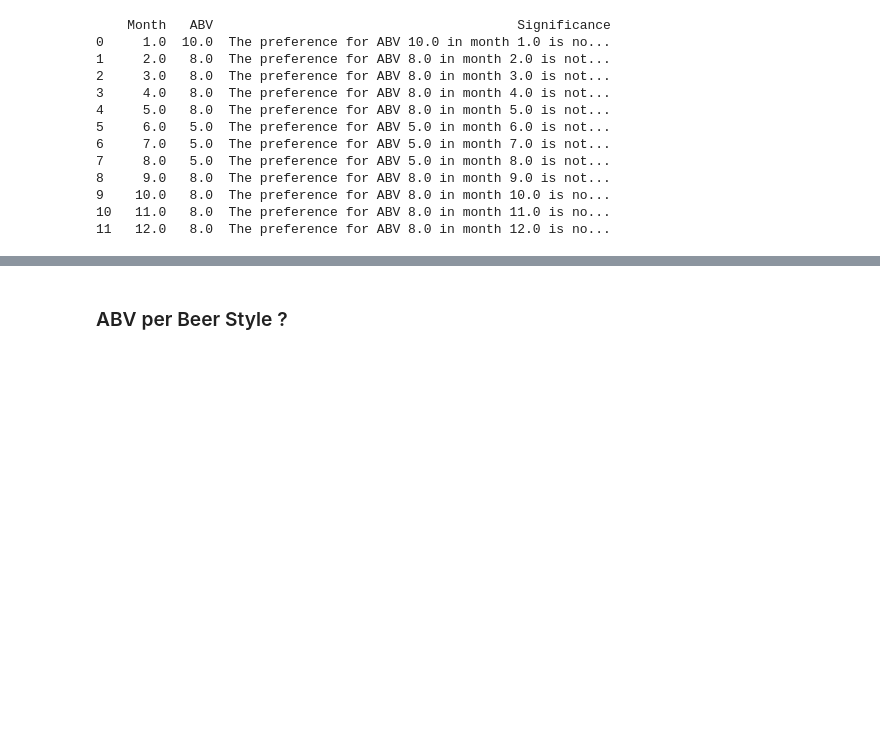
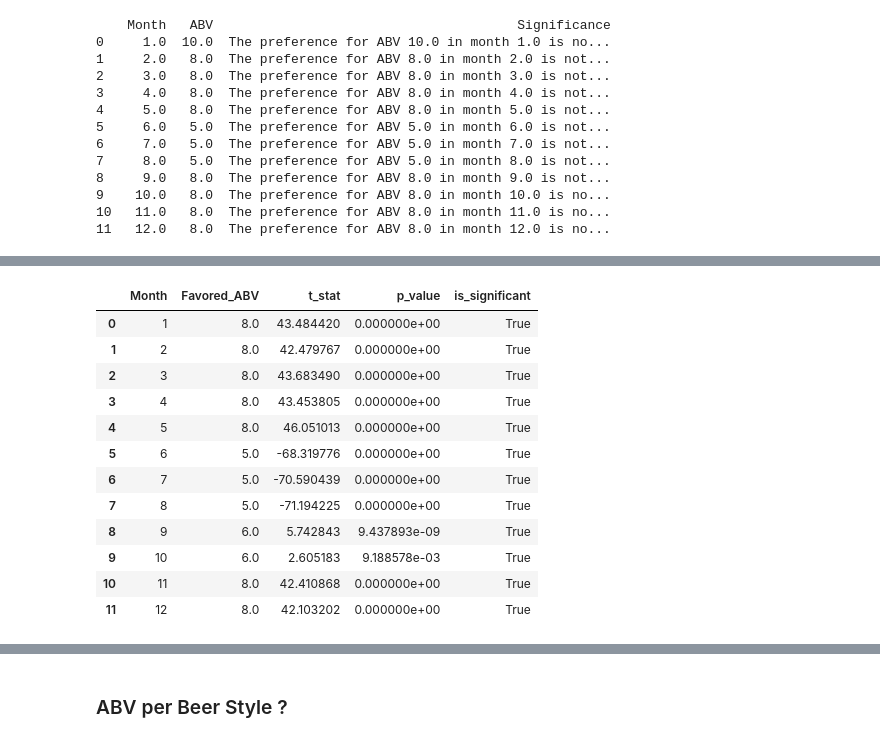
Before and after one commit to epfl-ada/ada-2023-project-datababes, a Jupyter notebook: eda2_tim_abv.ipynb, the cells around one changed output, grey strips where cells are left out. Saved outputs shown, nothing was run; the diff lists cells and outputs as text; code cells hidden in the pictures; blank space fills up the shorter version.

Commit message:
update of favorite abv selection

```diff
--- a/eda2_tim_abv.ipynb
+++ b/eda2_tim_abv.ipynb
@@ -1510,0 +1501,48 @@ display(most_popular_df)
+# %%
+def compare_abv_preference_per_month(favorite_abv_df, ratings_df):
+    results = []
+
+    for index, row in favorite_abv_df.iterrows():
+        month = row['Month']
+        favored_abv = row['abv']
+
+        # Filter the ratings for the given month
+        month_ratings = ratings_df[ratings_df['month'] == month]
+
+        # Ratings for the favored ABV
+        favored_ratings = month_ratings[month_ratings['abv'] == favored_abv]['rating']
+
+        # Ratings for other ABVs
+        other_ratings = month_ratings[month_ratings['abv'] != favored_abv]['rating']
+
+        # Perform t-test
+        t_stat, p_value = ttest_ind(favored_ratings, other_ratings, equal_var=False)
+
+        # Determine if the result is significant
+        significance = p_value < 0.05
+        result = {
+            'Month': month,
+            'Favored_ABV': favored_abv,
+            't_stat': t_stat,
+            'p_value': p_value,
+            'is_significant': significance
+        }
+        results.append(result)
+
+    return pd.DataFrame(results)
+# %%
+compare_abv_preference_per_month(favorite_abv_higher_bound_df,ratings_combined_df)
+# %% [output]
+|  | Month | Favored_ABV | t_stat | p_value | is_significant |
+| 0 | 1 | 8.0 | 43.484420 | 0.000000e+00 | True |
+| 1 | 2 | 8.0 | 42.479767 | 0.000000e+00 | True |
+| 2 | 3 | 8.0 | 43.683490 | 0.000000e+00 | True |
+| 3 | 4 | 8.0 | 43.453805 | 0.000000e+00 | True |
+| 4 | 5 | 8.0 | 46.051013 | 0.000000e+00 | True |
+| 5 | 6 | 5.0 | -68.319776 | 0.000000e+00 | True |
+| 6 | 7 | 5.0 | -70.590439 | 0.000000e+00 | True |
+| 7 | 8 | 5.0 | -71.194225 | 0.000000e+00 | True |
+| 8 | 9 | 6.0 | 5.742843 | 9.437893e-09 | True |
+| 9 | 10 | 6.0 | 2.605183 | 9.188578e-03 | True |
+| 10 | 11 | 8.0 | 42.410868 | 0.000000e+00 | True |
+| 11 | 12 | 8.0 | 42.103202 | 0.000000e+00 | True |
```
Also changed, not shown: parts of 9 cells of this notebook.
